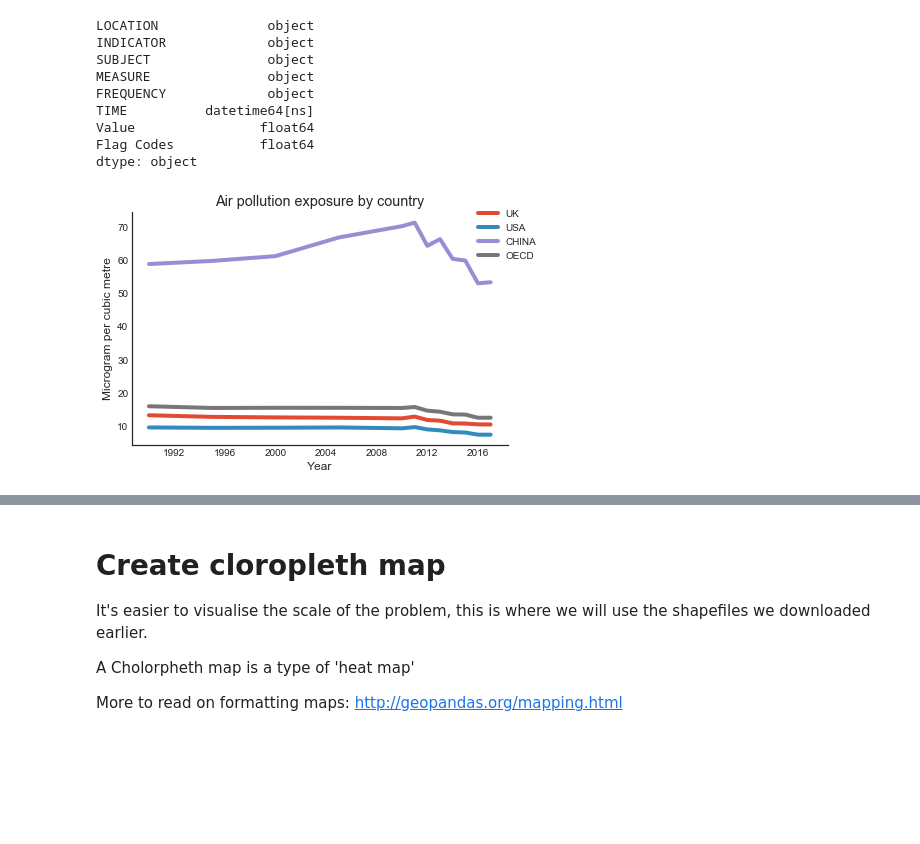
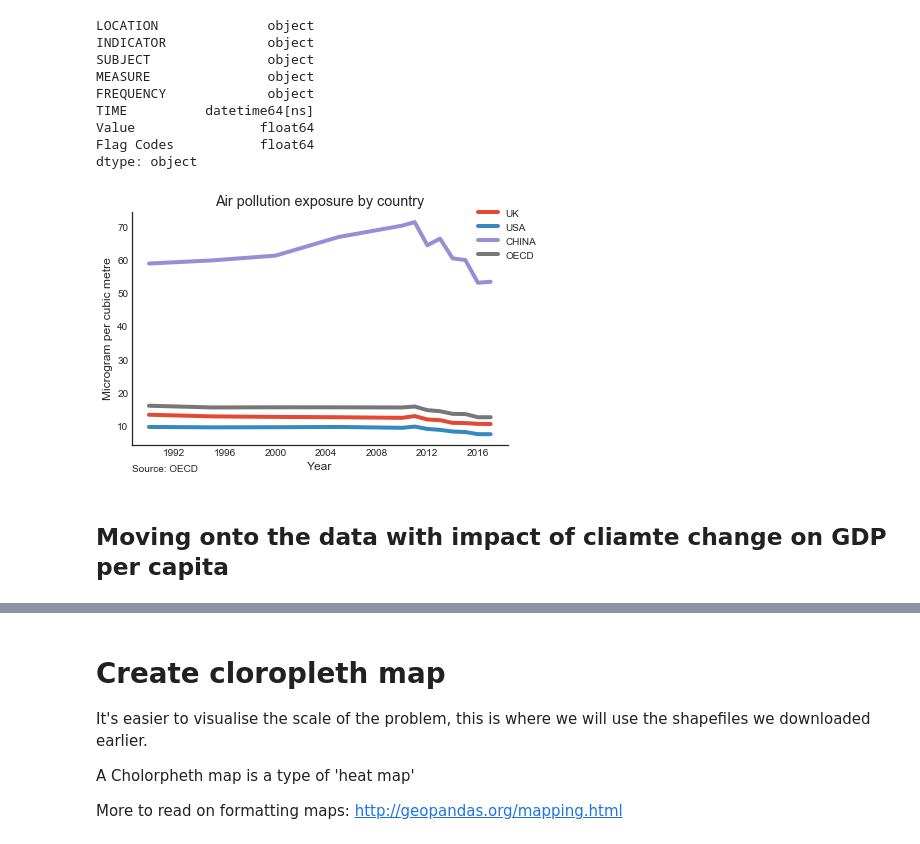
Before and after one commit to rahatsiddique/pandas_basics, a Jupyter notebook: climatechange/climate change and economics.ipynb, the cells around one changed output, grey strips where cells are left out. Saved outputs shown, nothing was run; the diff lists cells and outputs as text; code cells hidden in the pictures; blank space fills up the shorter version.

```diff
--- a/climatechange/climate change and economics.ipynb
+++ b/climatechange/climate change and economics.ipynb
@@ -208,22 +208,24 @@ dtype: object
 # %%
 # multiple line plot
 # example templates: https://www.kaggle.com/andyxie/matplotlib-plot-multiple-lines
-
 
 plt.plot(airpoll_UK['TIME'], airpoll_UK['Value'], '-', label='UK')
 plt.plot(airpoll_USA['TIME'], airpoll_USA['Value'], '-', label='USA') # could use '--' for dashed lined
 plt.plot(airpoll_CHN['TIME'], airpoll_CHN['Value'], '-', label='CHINA'),
 plt.plot(airpoll_OECD['TIME'], airpoll_OECD['Value'], '-', label='OECD') # could use '-.' for dot-dashed lined
 #plt.legend(loc="upper left", bbox_to_anchor=(1, 0.5))
 plt.legend(bbox_to_anchor=(1.1, 1.05))
 sns.set_style("white")
 plt.title('Air pollution exposure by country')
 plt.xlabel('Year') # Set x-axis label
 plt.ylabel('Microgram per cubic metre') # Set y-axis label
+plt.annotate('Source: OECD', (0,0), (0, -20), xycoords='axes fraction', textcoords='offset points', va='top')
 sns.despine()
 plt.show()
 # %% [output]
-[figure, old version]
+[figure, new version]
+# %% [markdown]
+## Moving onto the data with impact of cliamte change on GDP per capita
 # %%
 impact= pd.read_csv('Burke, Hsiang, and Miguel (2015) GDPcap_ClimateChange.csv')
 # %%
```
Also changed, not shown: parts of 2 cells of this notebook.
